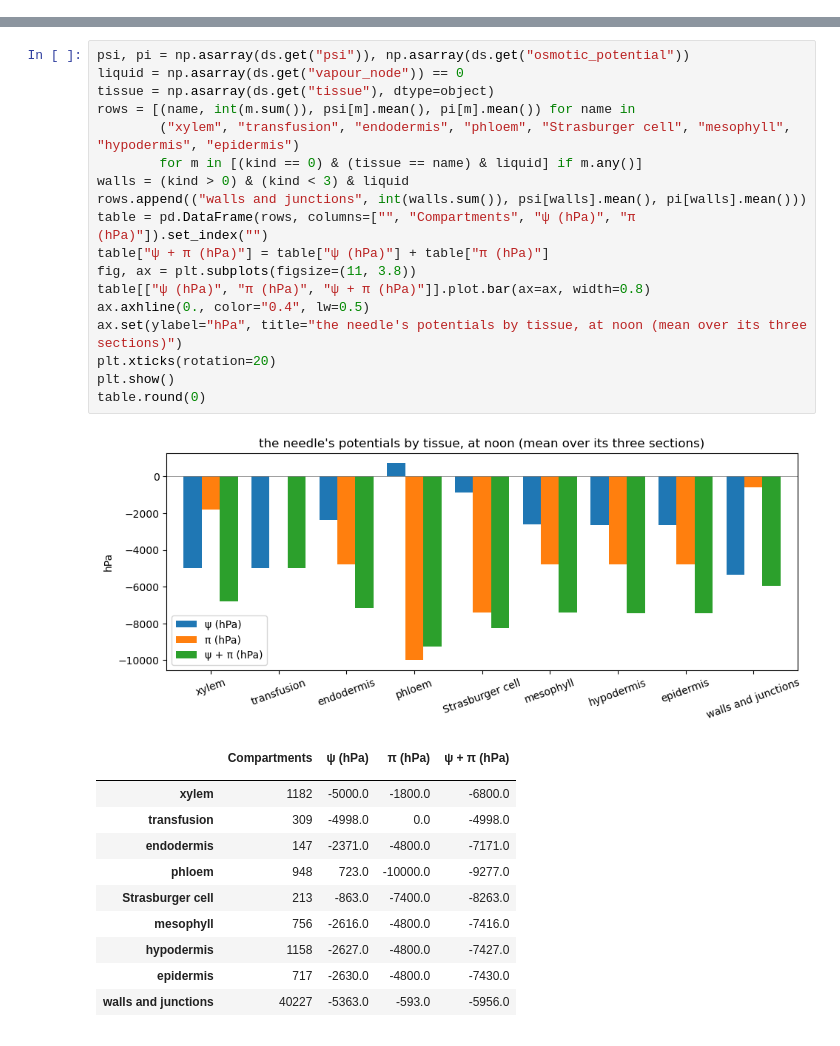
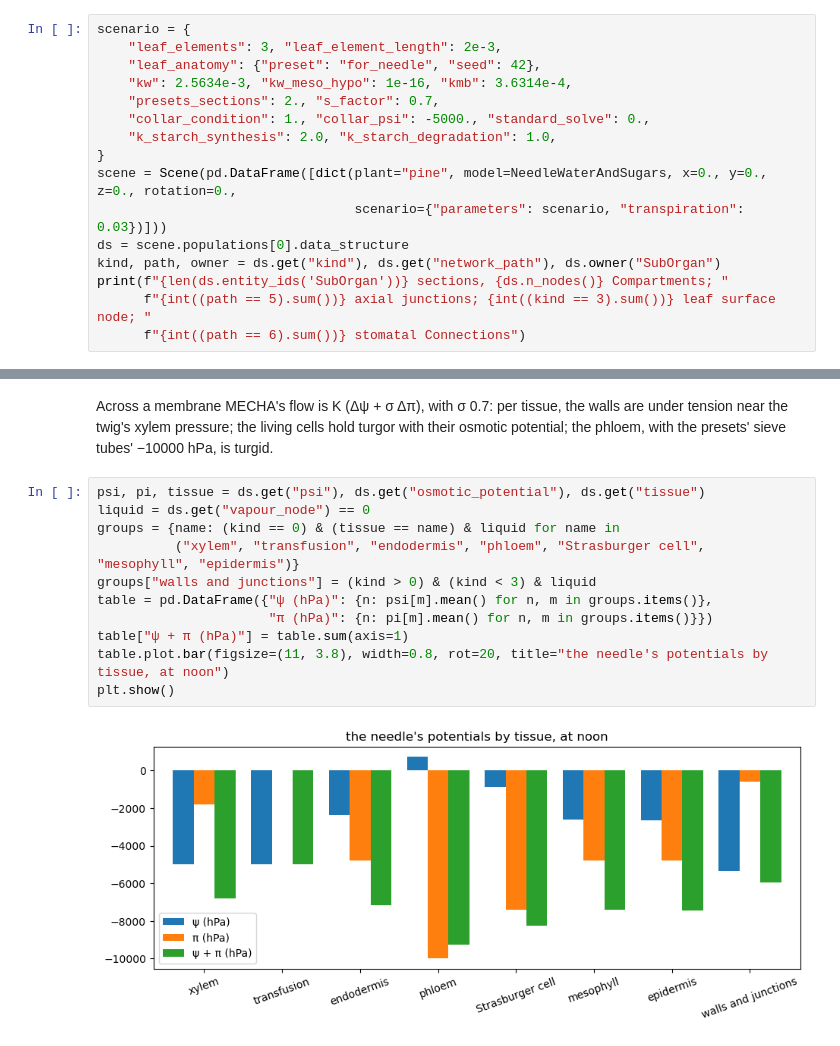
Before and after one commit to openalea-incubator/MECHA-dev, a Jupyter notebook: example/tutorials/tutorial_metafspm_03_needle_solutes.ipynb, the cells around one changed output, grey strips where cells are left out. Cells and saved outputs as stored; diff of their text form.

```diff
--- a/example/tutorials/tutorial_metafspm_03_needle_solutes.ipynb
+++ b/example/tutorials/tutorial_metafspm_03_needle_solutes.ipynb
@@ -144,0 +69,16 @@ cells (cgroup 17) get no π: MECHA's presets are root rules, with none for them.
+# %%
+scenario = {
+    "leaf_elements": 3, "leaf_element_length": 2e-3,
+    "leaf_anatomy": {"preset": "for_needle", "seed": 42},
+    "kw": 2.5634e-3, "kw_meso_hypo": 1e-16, "kmb": 3.6314e-4,
+    "presets_sections": 2., "s_factor": 0.7,
+    "collar_condition": 1., "collar_psi": -5000., "standard_solve": 0.,
+    "k_starch_synthesis": 2.0, "k_starch_degradation": 1.0,
+}
+scene = Scene(pd.DataFrame([dict(plant="pine", model=NeedleWaterAndSugars, x=0., y=0., z=0., rotation=0.,
+                                 scenario={"parameters": scenario, "transpiration": 0.03})]))
+ds = scene.populations[0].data_structure
+kind, path, owner = ds.get("kind"), ds.get("network_path"), ds.owner("SubOrgan")
+print(f"{len(ds.entity_ids('SubOrgan'))} sections, {ds.n_nodes()} Compartments; "
+      f"{int((path == 5).sum())} axial junctions; {int((kind == 3).sum())} leaf surface node; "
+      f"{int((path == 6).sum())} stomatal Connections")
@@ -145,31 +100,17 @@ cells (cgroup 17) get no π: MECHA's presets are root rules, with none for them.
+# %% [markdown]
+Across a membrane MECHA's flow is K (Δψ + σ Δπ), with σ 0.7: per tissue, the walls are under tension near the
+twig's xylem pressure; the living cells hold turgor with their osmotic potential; the phloem, with the presets'
+sieve tubes' −10000 hPa, is turgid.
 # %%
-psi, pi = np.asarray(ds.get("psi")), np.asarray(ds.get("osmotic_potential"))
-liquid = np.asarray(ds.get("vapour_node")) == 0
-tissue = np.asarray(ds.get("tissue"), dtype=object)
-rows = [(name, int(m.sum()), psi[m].mean(), pi[m].mean()) for name in
-        ("xylem", "transfusion", "endodermis", "phloem", "Strasburger cell", "mesophyll", "hypodermis", "epidermis")
-        for m in [(kind == 0) & (tissue == name) & liquid] if m.any()]
-walls = (kind > 0) & (kind < 3) & liquid
-rows.append(("walls and junctions", int(walls.sum()), psi[walls].mean(), pi[walls].mean()))
-table = pd.DataFrame(rows, columns=["", "Compartments", "ψ (hPa)", "π (hPa)"]).set_index("")
-table["ψ + π (hPa)"] = table["ψ (hPa)"] + table["π (hPa)"]
-fig, ax = plt.subplots(figsize=(11, 3.8))
-table[["ψ (hPa)", "π (hPa)", "ψ + π (hPa)"]].plot.bar(ax=ax, width=0.8)
-ax.axhline(0., color="0.4", lw=0.5)
-ax.set(ylabel="hPa", title="the needle's potentials by tissue, at noon (mean over its three sections)")
-plt.xticks(rotation=20)
+psi, pi, tissue = ds.get("psi"), ds.get("osmotic_potential"), ds.get("tissue")
+liquid = ds.get("vapour_node") == 0
+groups = {name: (kind == 0) & (tissue == name) & liquid for name in
+          ("xylem", "transfusion", "endodermis", "phloem", "Strasburger cell", "mesophyll", "epidermis")}
+groups["walls and junctions"] = (kind > 0) & (kind < 3) & liquid
+table = pd.DataFrame({"ψ (hPa)": {n: psi[m].mean() for n, m in groups.items()},
+                      "π (hPa)": {n: pi[m].mean() for n, m in groups.items()}})
+table["ψ + π (hPa)"] = table.sum(axis=1)
+table.plot.bar(figsize=(11, 3.8), width=0.8, rot=20, title="the needle's potentials by tissue, at noon")
 plt.show()
-table.round(0)
 # %% [output]
-[figure, old version]
+[figure, new version]
-|  | Compartments | ψ (hPa) | π (hPa) | ψ + π (hPa) |
-|  |  |  |  |  |
-| xylem | 1182 | -5000.0 | -1800.0 | -6800.0 |
-| transfusion | 309 | -4998.0 | 0.0 | -4998.0 |
-| endodermis | 147 | -2371.0 | -4800.0 | -7171.0 |
-| phloem | 948 | 723.0 | -10000.0 | -9277.0 |
-| Strasburger cell | 213 | -863.0 | -7400.0 | -8263.0 |
-| mesophyll | 756 | -2616.0 | -4800.0 | -7416.0 |
-| hypodermis | 1158 | -2627.0 | -4800.0 | -7427.0 |
-| epidermis | 717 | -2630.0 | -4800.0 | -7430.0 |
-| walls and junctions | 40227 | -5363.0 | -593.0 | -5956.0 |
```
Also changed, not shown: parts of 21 cells of this notebook, 4 other files.
